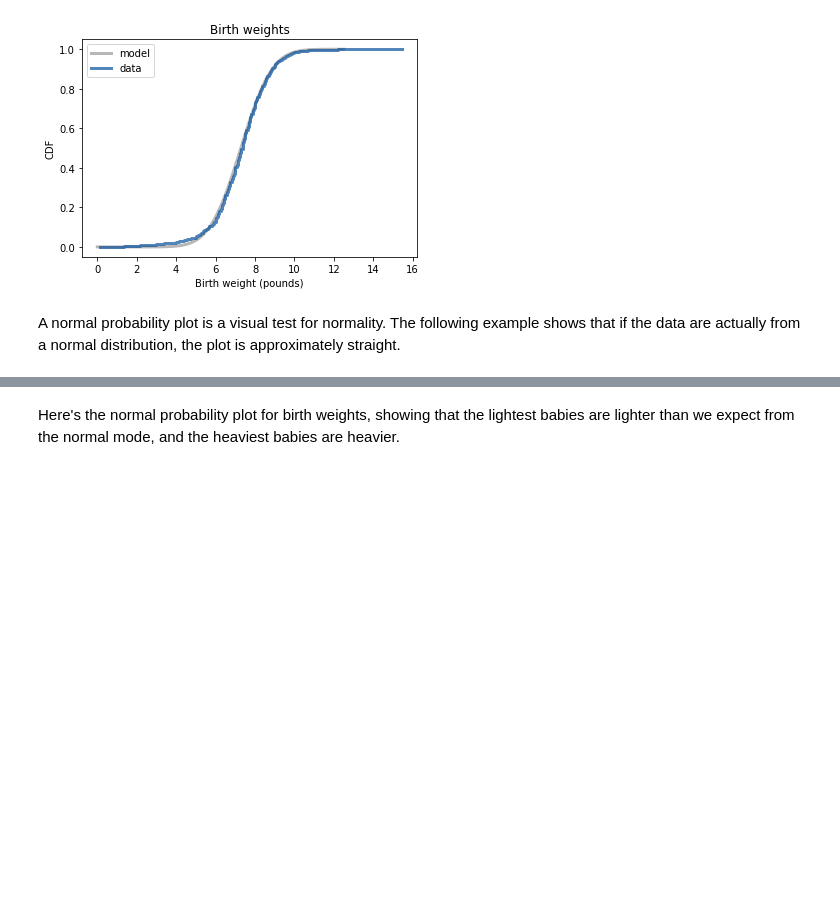
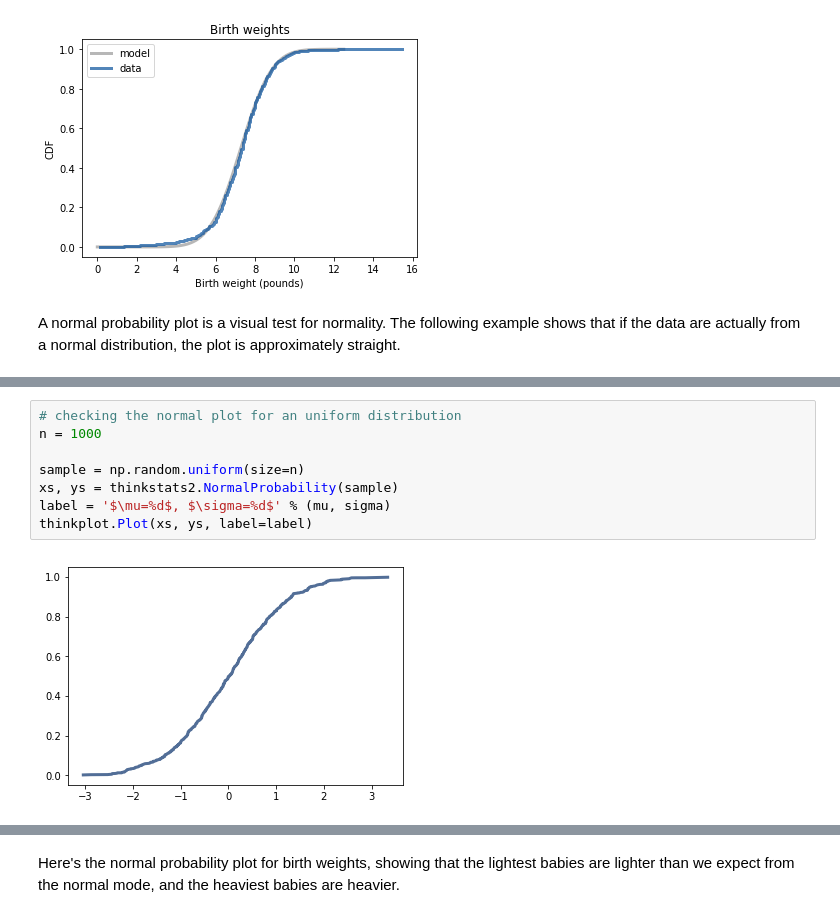
Before and after one commit to ejulio/ThinkStats2, a Jupyter notebook: code/chap05ex.ipynb, the cells around one changed output, grey strips where cells are left out. Drawn from its saved outputs; the diff is of its cells as text; blank space fills up the shorter version.

```diff
--- a/code/chap05ex.ipynb
+++ b/code/chap05ex.ipynb
@@ -125,0 +126,10 @@ thinkplot.Config(title='Normal probability plot',
+# %%
+# checking the normal plot for an uniform distribution
+n = 1000
+
+sample = np.random.uniform(size=n)
+xs, ys = thinkstats2.NormalProbability(sample)
+label = '$\mu=%d$, $\sigma=%d$' % (mu, sigma)
+thinkplot.Plot(xs, ys, label=label)
+# %% [output]
+[figure, added]
```
Also changed, not shown: parts of 13 cells of this notebook.
